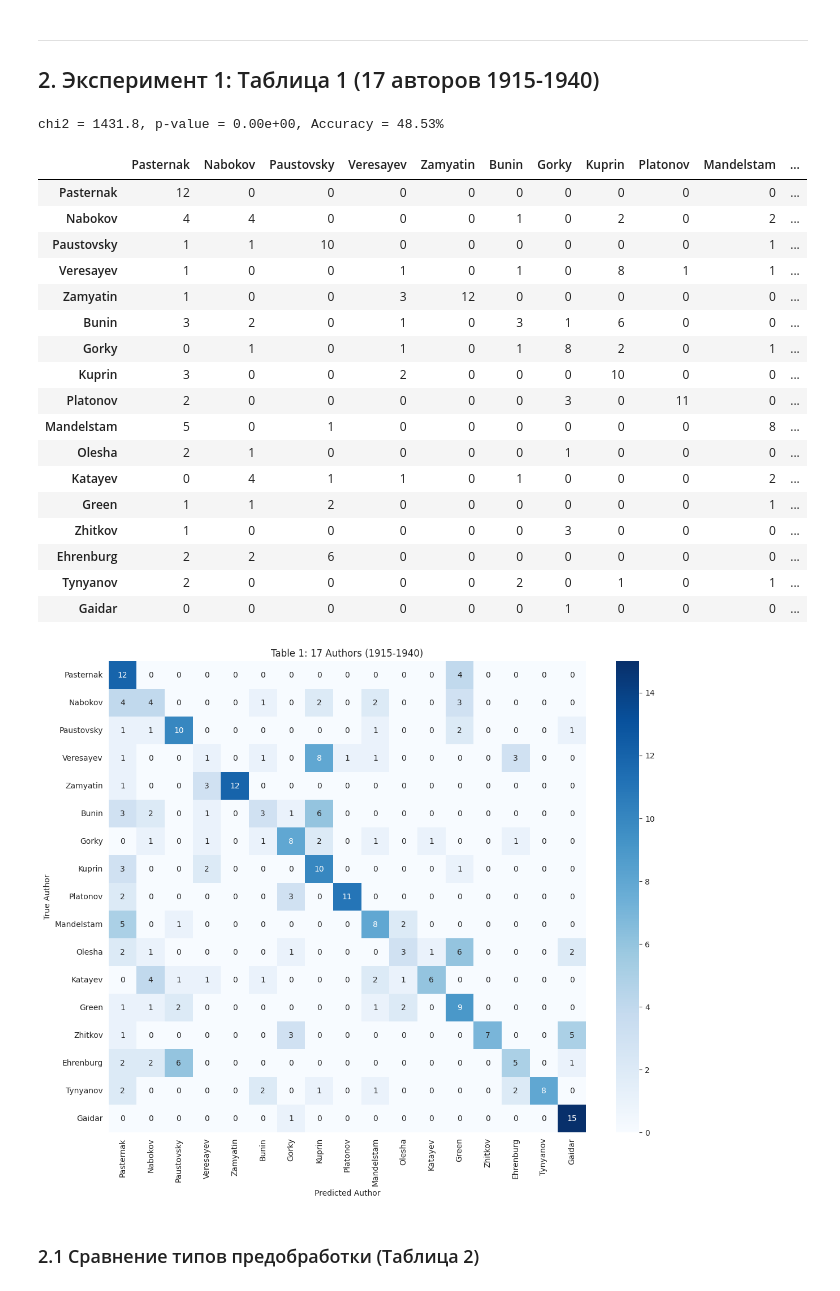
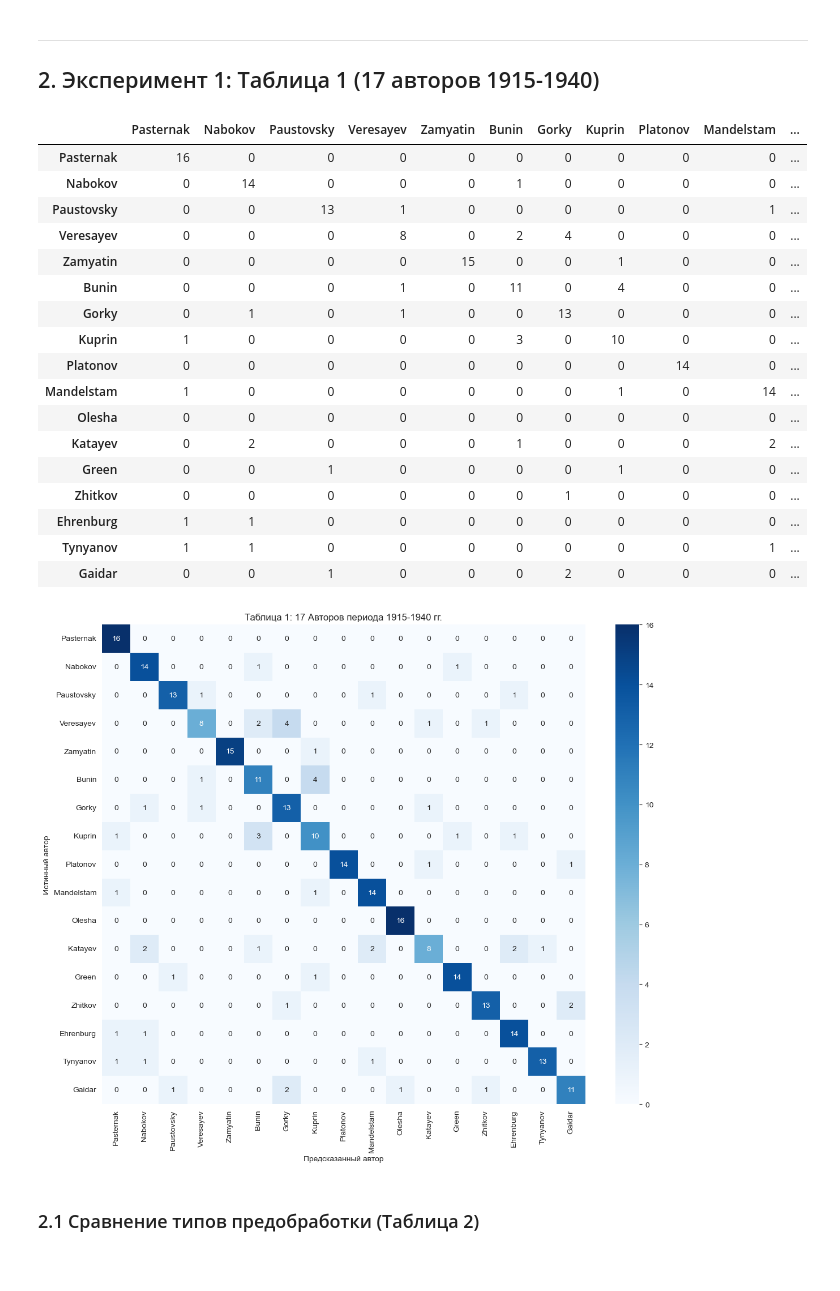
Before and after one commit to revlze/compression-authorship, a Jupyter notebook: experiments.ipynb, the cells around one changed output. Drawn from its saved outputs; the diff is of its cells as text; code cells hidden in the pictures.

```diff
--- a/experiments.ipynb
+++ b/experiments.ipynb
@@ -36,8 +33,9 @@ AUTHORS_1915_1940 = [
     'Olesha', 'Katayev', 'Green', 'Zhitkov', 'Ehrenburg',
     'Tynyanov', 'Gaidar'
 ]
+AUTHORS_1915_1940 = AUTHORS_1915_1940
 
-# Авторы для задачи атрибуции Ильф/Петров vs Булгаков (Таблицы 3-5)
+# Авторы для эксперимента 1: Ильф/Петров и Булгаков (Таблицы 3-5)
 AUTHORS_BULGAKOV = ['Bulgakov', 'Ilf_and_Petrov']
 
 # Авторы 19 века (Таблица 6)
@@ -63,13 +61,12 @@ COMPRESSORS = ['gzip', 'bzip2', 'lzma', 'zstd', 'brotli', 'paq']
 # %% [markdown]
 ### 1.2 Генерация датасетов
 # %%
-TRAIN_KB = 64
+TRAIN_KB = 128
 TEST_KB = 64
 N_SLICES = 16
 
-# # Раскомментируйте для генерации данных:
-# run_data_pipeline(AUTHORS_1915_1940, train_kb=TRAIN_KB, test_kb=TEST_KB)
-# split_into_slices(AUTHORS_1915_1940, n_slices=N_SLICES)
+run_data_pipeline(AUTHORS_1915_1940, train_kb=TRAIN_KB, test_kb=TEST_KB, seed=42)
+split_into_slices(AUTHORS_1915_1940, n_slices=N_SLICES)
 # %% [output]
 ==========================================================================================
 Генерация датасета
@@ -106,46 +103,44 @@ def run_experiment(authors, preprocess_type, n_slices, compressor, lvl=6):
 # %%
 result = run_experiment(
     authors=AUTHORS_1915_1940,
-    preprocess_type='origcase_nopunct_withstop',
+    preprocess_type='origcase_withpunct_withstop',
     n_slices=16,
     compressor='lzma',
     lvl=6
 )
-print(f"chi2 = {result['chi2']:.1f}, p-value = {result['p_value']:.2e}, Accuracy = {result['accuracy']:.2%}")
 result['table']
 # %% [output]
-chi2 = 1431.8, p-value = 0.00e+00, Accuracy = 48.53%
 |  | Pasternak | Nabokov | Paustovsky | Veresayev | Zamyatin | Bunin | Gorky | Kuprin | Platonov | Mandelstam | ... |
-| Pasternak | 12 | 0 | 0 | 0 | 0 | 0 | 0 | 0 | 0 | 0 | ... |
-| Nabokov | 4 | 4 | 0 | 0 | 0 | 1 | 0 | 2 | 0 | 2 | ... |
-| Paustovsky | 1 | 1 | 10 | 0 | 0 | 0 | 0 | 0 | 0 | 1 | ... |
-| Veresayev | 1 | 0 | 0 | 1 | 0 | 1 | 0 | 8 | 1 | 1 | ... |
-| Zamyatin | 1 | 0 | 0 | 3 | 12 | 0 | 0 | 0 | 0 | 0 | ... |
-| Bunin | 3 | 2 | 0 | 1 | 0 | 3 | 1 | 6 | 0 | 0 | ... |
-| Gorky | 0 | 1 | 0 | 1 | 0 | 1 | 8 | 2 | 0 | 1 | ... |
-| Kuprin | 3 | 0 | 0 | 2 | 0 | 0 | 0 | 10 | 0 | 0 | ... |
-| Platonov | 2 | 0 | 0 | 0 | 0 | 0 | 3 | 0 | 11 | 0 | ... |
-| Mandelstam | 5 | 0 | 1 | 0 | 0 | 0 | 0 | 0 | 0 | 8 | ... |
-| Olesha | 2 | 1 | 0 | 0 | 0 | 0 | 1 | 0 | 0 | 0 | ... |
-| Katayev | 0 | 4 | 1 | 1 | 0 | 1 | 0 | 0 | 0 | 2 | ... |
-| Green | 1 | 1 | 2 | 0 | 0 | 0 | 0 | 0 | 0 | 1 | ... |
-| Zhitkov | 1 | 0 | 0 | 0 | 0 | 0 | 3 | 0 | 0 | 0 | ... |
-| Ehrenburg | 2 | 2 | 6 | 0 | 0 | 0 | 0 | 0 | 0 | 0 | ... |
-| Tynyanov | 2 | 0 | 0 | 0 | 0 | 2 | 0 | 1 | 0 | 1 | ... |
-| Gaidar | 0 | 0 | 0 | 0 | 0 | 0 | 1 | 0 | 0 | 0 | ... |
+| Pasternak | 16 | 0 | 0 | 0 | 0 | 0 | 0 | 0 | 0 | 0 | ... |
+| Nabokov | 0 | 14 | 0 | 0 | 0 | 1 | 0 | 0 | 0 | 0 | ... |
+| Paustovsky | 0 | 0 | 13 | 1 | 0 | 0 | 0 | 0 | 0 | 1 | ... |
+| Veresayev | 0 | 0 | 0 | 8 | 0 | 2 | 4 | 0 | 0 | 0 | ... |
+| Zamyatin | 0 | 0 | 0 | 0 | 15 | 0 | 0 | 1 | 0 | 0 | ... |
+| Bunin | 0 | 0 | 0 | 1 | 0 | 11 | 0 | 4 | 0 | 0 | ... |
+| Gorky | 0 | 1 | 0 | 1 | 0 | 0 | 13 | 0 | 0 | 0 | ... |
+| Kuprin | 1 | 0 | 0 | 0 | 0 | 3 | 0 | 10 | 0 | 0 | ... |
+| Platonov | 0 | 0 | 0 | 0 | 0 | 0 | 0 | 0 | 14 | 0 | ... |
+| Mandelstam | 1 | 0 | 0 | 0 | 0 | 0 | 0 | 1 | 0 | 14 | ... |
+| Olesha | 0 | 0 | 0 | 0 | 0 | 0 | 0 | 0 | 0 | 0 | ... |
+| Katayev | 0 | 2 | 0 | 0 | 0 | 1 | 0 | 0 | 0 | 2 | ... |
+| Green | 0 | 0 | 1 | 0 | 0 | 0 | 0 | 1 | 0 | 0 | ... |
+| Zhitkov | 0 | 0 | 0 | 0 | 0 | 0 | 1 | 0 | 0 | 0 | ... |
+| Ehrenburg | 1 | 1 | 0 | 0 | 0 | 0 | 0 | 0 | 0 | 0 | ... |
+| Tynyanov | 1 | 1 | 0 | 0 | 0 | 0 | 0 | 0 | 0 | 1 | ... |
+| Gaidar | 0 | 0 | 1 | 0 | 0 | 0 | 2 | 0 | 0 | 0 | ... |
 # %%
 def plot_confusion_matrix(table, title='Confusion Matrix'):
     plt.figure(figsize=(12, 10))
     sns.heatmap(table, annot=True, fmt='d', cmap='Blues')
     plt.title(title)
-    plt.xlabel('Predicted Author')
-    plt.ylabel('True Author')
+    plt.xlabel('Предсказанный автор')
+    plt.ylabel('Истинный автор')
     plt.tight_layout()
     plt.show()
 
-plot_confusion_matrix(result['table'], 'Table 1: 17 Authors (1915-1940)')
+plot_confusion_matrix(result['table'], 'Таблица 1: 17 Авторов периода 1915-1940 гг.')
 # %% [output]
-[figure, old version]
+[figure, new version]
 # %% [markdown]
 ### 2.1 Сравнение типов предобработки (Таблица 2)
 # %%
```
Also changed, not shown: parts of 10 cells of this notebook.
